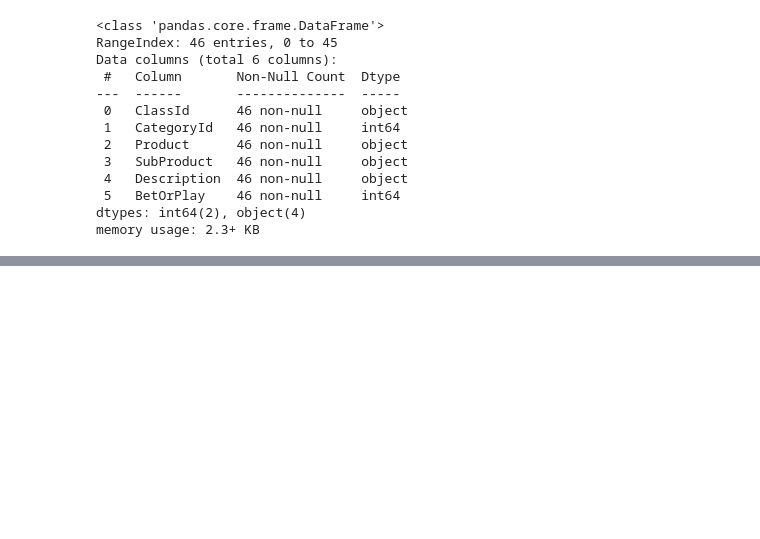
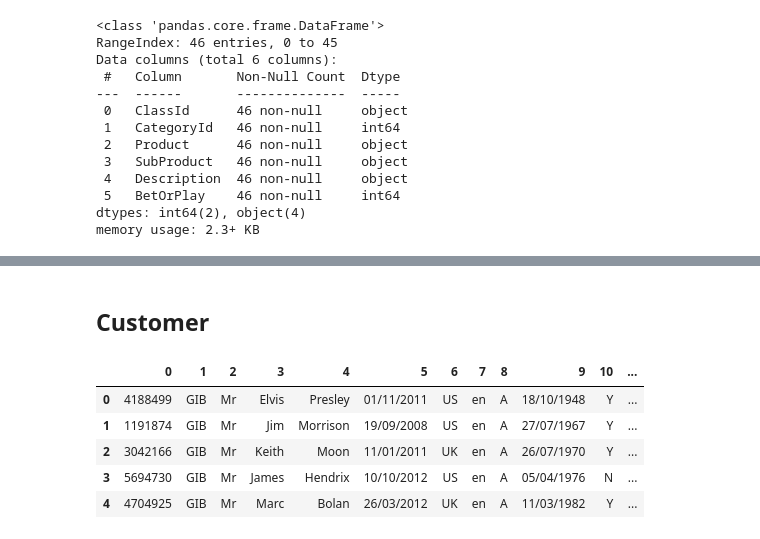
Before and after one commit to giusenico/project-ironhack-gambling, a Jupyter notebook: data_cleaning.ipynb, the cells around one changed output, grey strips where cells are left out. Saved outputs shown, nothing was run; the diff lists cells and outputs as text; code cells hidden in the pictures; blank space fills up the shorter version.

```diff
--- a/data_cleaning.ipynb
+++ b/data_cleaning.ipynb
@@ -258,0 +369,16 @@ memory usage: 2.3+ KB
+# %% [markdown]
+## Customer
+# %%
+query = ("SELECT * FROM ih_gambling.customer;")
+cursor.execute(query)
+results = cursor.fetchall()
+# %%
+customer_df = pd.DataFrame(results)
+customer_df.head()
+# %% [output]
+|  | 0 | 1 | 2 | 3 | 4 | 5 | 6 | 7 | 8 | 9 | 10 | ... |
+| 0 | 4188499 | GIB | Mr | Elvis | Presley | 01/11/2011 | US | en | A | 18/10/1948 | Y | ... |
+| 1 | 1191874 | GIB | Mr | Jim | Morrison | 19/09/2008 | US | en | A | 27/07/1967 | Y | ... |
+| 2 | 3042166 | GIB | Mr | Keith | Moon | 11/01/2011 | UK | en | A | 26/07/1970 | Y | ... |
+| 3 | 5694730 | GIB | Mr | James | Hendrix | 10/10/2012 | US | en | A | 05/04/1976 | N | ... |
+| 4 | 4704925 | GIB | Mr | Marc | Bolan | 26/03/2012 | UK | en | A | 11/03/1982 | Y | ... |
```
Also changed, not shown: parts of 24 cells of this notebook, 4 other files.
